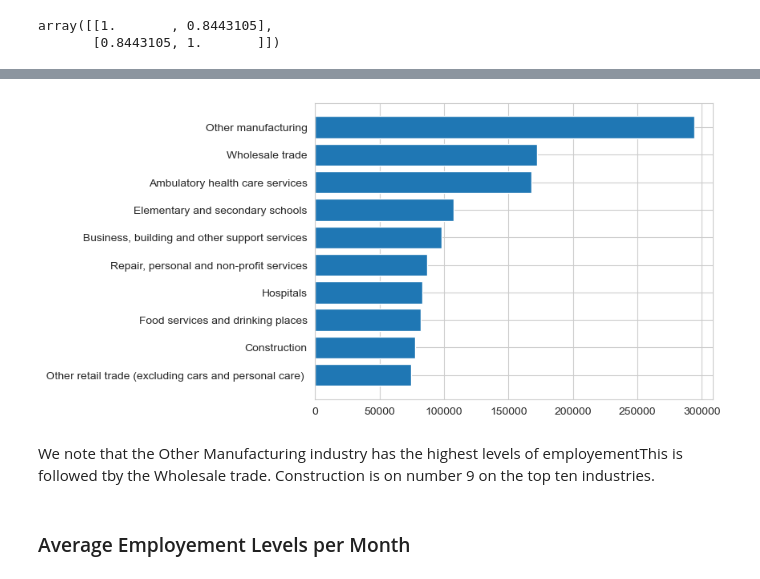
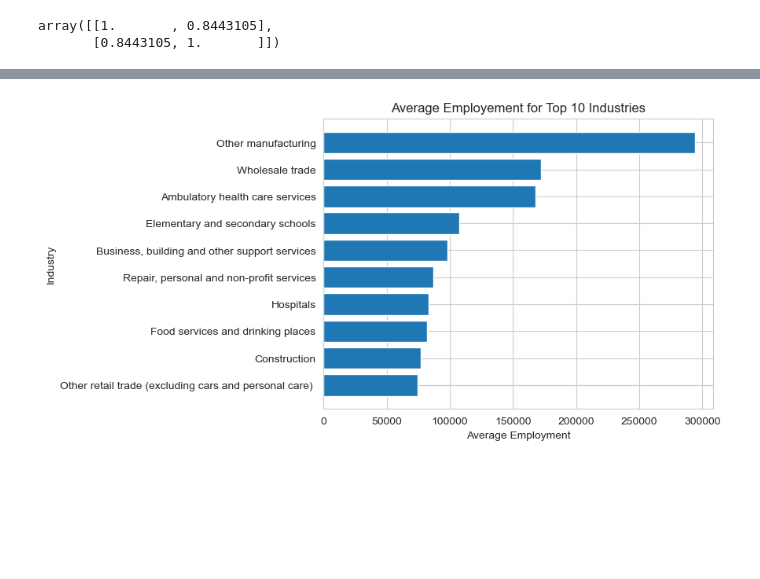
Before and after one commit to Musonda2day/Data-Scientist-Program---Data-Insight, a Jupyter notebook: projects/NAICS Time Series Analysis/NAICS Time Series Analysis.ipynb, the cells around one changed output, grey strips where cells are left out. Saved outputs shown, nothing was run; the diff lists cells and outputs as text; code cells hidden in the pictures; blank space fills up the shorter version.

```diff
--- a/projects/NAICS Time Series Analysis/NAICS Time Series Analysis.ipynb
+++ b/projects/NAICS Time Series Analysis/NAICS Time Series Analysis.ipynb
@@ -487,10 +472,9 @@ Name: Employment, dtype: float64
 # %%
-#Horizontal Barplot of the Top 10 Industries
+#Plot Horizontal Barplot of the Top 10 Industries
 plt.barh(top_10.index, top_10.sort_values().values)
+plt.title('Average Employement for Top 10 Industries')
+plt.xlabel('Average Employment')
+plt.ylabel('Industry')
 plt.show()
 # %% [output]
-[figure, old version]
+[figure, new version]
-# %% [markdown]
-We note that the Other Manufacturing industry has the highest levels of employementThis is followed tby the Wholesale trade. Construction is on number 9 on the top ten industries.
-# %% [markdown]
-### Average Employement Levels per Month
```
Also changed, not shown: parts of 37 cells of this notebook.
